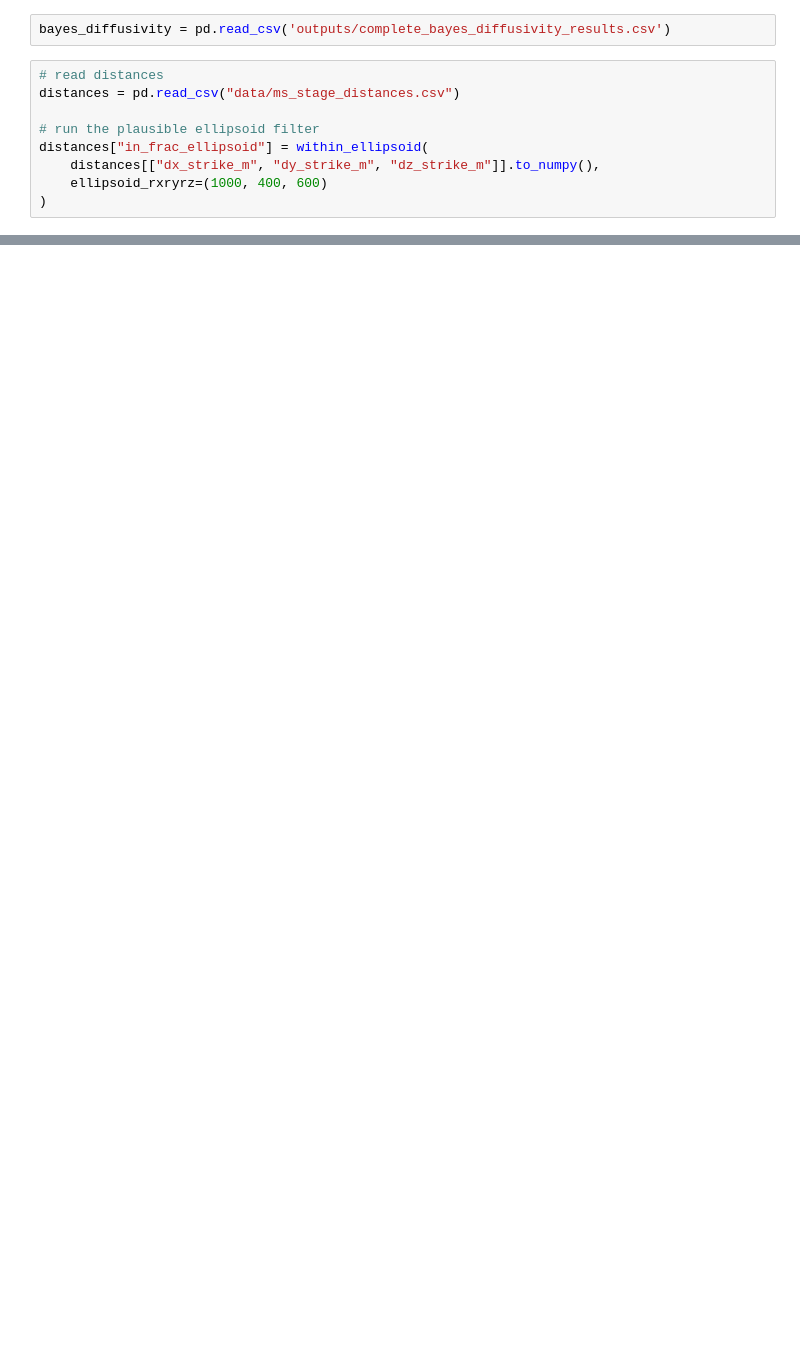
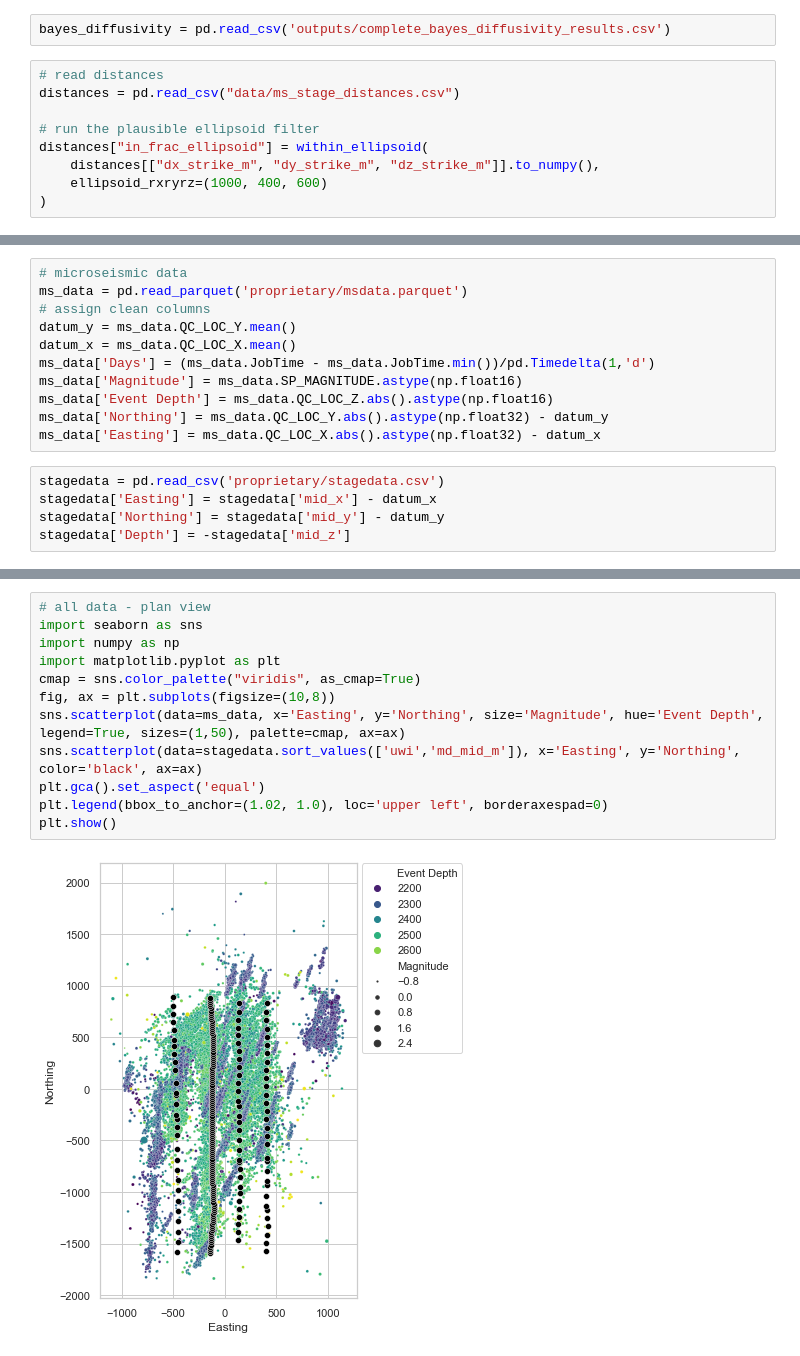
Before and after one commit to ScottHMcKean/bayesian_diffusivity_inference, a Jupyter notebook: compile_bayesian_diffusivity_inference.ipynb, the cells around one changed output, grey strips where cells are left out. Cells and saved outputs as stored; diff of their text form; blank space fills up the shorter version.

```diff
--- a/compile_bayesian_diffusivity_inference.ipynb
+++ b/compile_bayesian_diffusivity_inference.ipynb
@@ -47,0 +99,16 @@ make_segregation_stage_overlay(bayes_filtered_distances)
+# %%
+# microseismic data
+ms_data = pd.read_parquet('proprietary/msdata.parquet')
+# assign clean columns
+datum_y = ms_data.QC_LOC_Y.mean()
+datum_x = ms_data.QC_LOC_X.mean()
+ms_data['Days'] = (ms_data.JobTime - ms_data.JobTime.min())/pd.Timedelta(1,'d')
+ms_data['Magnitude'] = ms_data.SP_MAGNITUDE.astype(np.float16)
+ms_data['Event Depth'] = ms_data.QC_LOC_Z.abs().astype(np.float16)
+ms_data['Northing'] = ms_data.QC_LOC_Y.abs().astype(np.float32) - datum_y
+ms_data['Easting'] = ms_data.QC_LOC_X.abs().astype(np.float32) - datum_x
+# %%
+stagedata = pd.read_csv('proprietary/stagedata.csv')
+stagedata['Easting'] = stagedata['mid_x'] - datum_x
+stagedata['Northing'] = stagedata['mid_y'] - datum_y
+stagedata['Depth'] = -stagedata['mid_z']
@@ -47,0 +123,14 @@ make_segregation_stage_overlay(bayes_filtered_distances)
+# %%
+# all data - plan view
+import seaborn as sns
+import numpy as np
+import matplotlib.pyplot as plt
+cmap = sns.color_palette("viridis", as_cmap=True)
+fig, ax = plt.subplots(figsize=(10,8))
+sns.scatterplot(data=ms_data, x='Easting', y='Northing', size='Magnitude', hue='Event Depth', legend=True, sizes=(1,50), palette=cmap, ax=ax)
+sns.scatterplot(data=stagedata.sort_values(['uwi','md_mid_m']), x='Easting', y='Northing', color='black', ax=ax)
+plt.gca().set_aspect('equal')
+plt.legend(bbox_to_anchor=(1.02, 1.0), loc='upper left', borderaxespad=0)
+plt.show()
+# %% [output]
+[figure, added]
```
Also changed, not shown: parts of 13 cells of this notebook, 5 other files.
